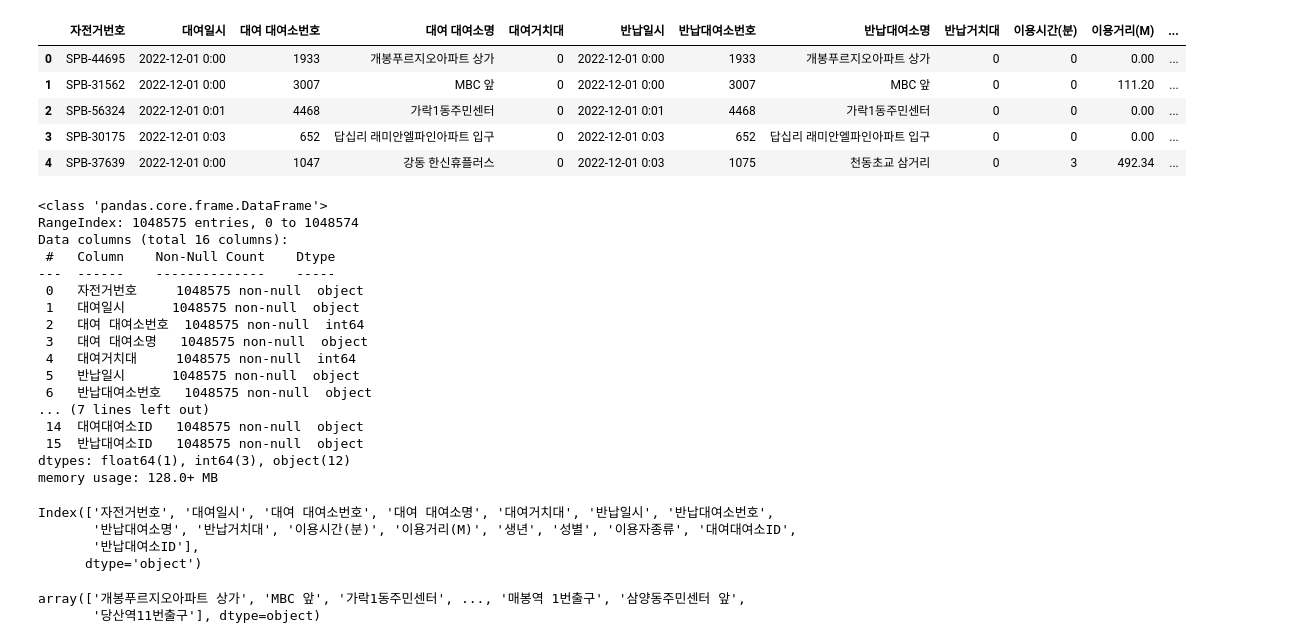
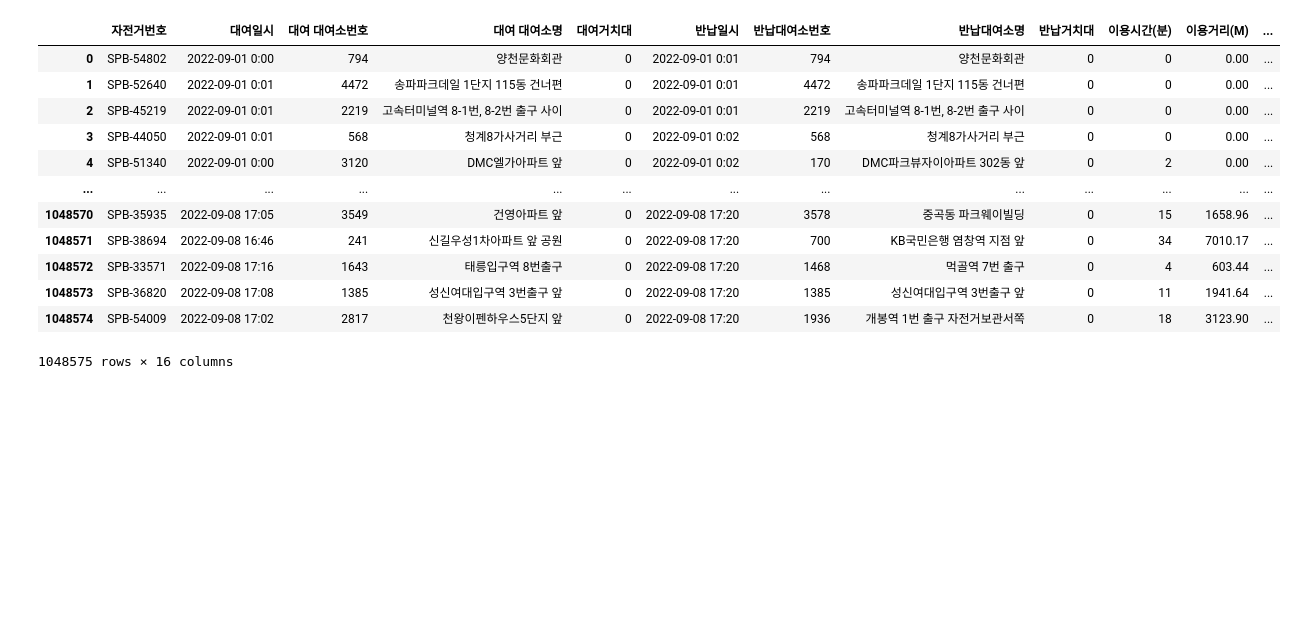
Before and after one commit to hhhhhhhhhjini/teamProject, a Jupyter notebook: 따릉이 사용량이 많은 행정구분석.ipynb, the cells around one changed output. Drawn from its saved outputs; the diff is of its cells as text; code cells hidden in the pictures; blank space fills up the shorter version.

```diff
--- a/따릉이 사용량이 많은 행정구분석.ipynb
+++ b/따릉이 사용량이 많은 행정구분석.ipynb
@@ -10,43 +69,18 @@ pd.set_option('display.max_rows', 50)
 # %%
-df = pd.read_csv(r'../data/seoul_cycle2212.csv',encoding = 'ansi')
-df.head()
+# 22년 9월 데이터
+df_09 = pd.read_csv(r'../data/서울특별시 공공자전거 대여이력 정보_2209.csv',encoding = 'ansi')
+df_09
 # %% [output]
 |  | 자전거번호 | 대여일시 | 대여 대여소번호 | 대여 대여소명 | 대여거치대 | 반납일시 | 반납대여소번호 | 반납대여소명 | 반납거치대 | 이용시간(분) | 이용거리(M) | ... |
-| 0 | SPB-44695 | 2022-12-01 0:00 | 1933 | 개봉푸르지오아파트 상가 | 0 | 2022-12-01 0:00 | 1933 | 개봉푸르지오아파트 상가 | 0 | 0 | 0.00 | ... |
-| 1 | SPB-31562 | 2022-12-01 0:00 | 3007 | MBC 앞 | 0 | 2022-12-01 0:00 | 3007 | MBC 앞 | 0 | 0 | 111.20 | ... |
-| 2 | SPB-56324 | 2022-12-01 0:01 | 4468 | 가락1동주민센터 | 0 | 2022-12-01 0:01 | 4468 | 가락1동주민센터 | 0 | 0 | 0.00 | ... |
-| 3 | SPB-30175 | 2022-12-01 0:03 | 652 | 답십리 래미안엘파인아파트 입구 | 0 | 2022-12-01 0:03 | 652 | 답십리 래미안엘파인아파트 입구 | 0 | 0 | 0.00 | ... |
-| 4 | SPB-37639 | 2022-12-01 0:00 | 1047 | 강동 한신휴플러스 | 0 | 2022-12-01 0:03 | 1075 | 천동초교 삼거리 | 0 | 3 | 492.34 | ... |
+| 0 | SPB-54802 | 2022-09-01 0:00 | 794 | 양천문화회관 | 0 | 2022-09-01 0:01 | 794 | 양천문화회관 | 0 | 0 | 0.00 | ... |
+| 1 | SPB-52640 | 2022-09-01 0:01 | 4472 | 송파파크데일 1단지 115동 건너편 | 0 | 2022-09-01 0:01 | 4472 | 송파파크데일 1단지 115동 건너편 | 0 | 0 | 0.00 | ... |
+| 2 | SPB-45219 | 2022-09-01 0:01 | 2219 | 고속터미널역 8-1번, 8-2번 출구 사이 | 0 | 2022-09-01 0:01 | 2219 | 고속터미널역 8-1번, 8-2번 출구 사이 | 0 | 0 | 0.00 | ... |
+| 3 | SPB-44050 | 2022-09-01 0:01 | 568 | 청계8가사거리 부근 | 0 | 2022-09-01 0:02 | 568 | 청계8가사거리 부근 | 0 | 0 | 0.00 | ... |
+| 4 | SPB-51340 | 2022-09-01 0:00 | 3120 | DMC엘가아파트 앞 | 0 | 2022-09-01 0:02 | 170 | DMC파크뷰자이아파트 302동 앞 | 0 | 2 | 0.00 | ... |
+| ... | ... | ... | ... | ... | ... | ... | ... | ... | ... | ... | ... | ... |
+| 1048570 | SPB-35935 | 2022-09-08 17:05 | 3549 | 건영아파트 앞 | 0 | 2022-09-08 17:20 | 3578 | 중곡동 파크웨이빌딩 | 0 | 15 | 1658.96 | ... |
+| 1048571 | SPB-38694 | 2022-09-08 16:46 | 241 | 신길우성1차아파트 앞 공원 | 0 | 2022-09-08 17:20 | 700 | KB국민은행 염창역 지점 앞 | 0 | 34 | 7010.17 | ... |
+| 1048572 | SPB-33571 | 2022-09-08 17:16 | 1643 | 태릉입구역 8번출구 | 0 | 2022-09-08 17:20 | 1468 | 먹골역 7번 출구 | 0 | 4 | 603.44 | ... |
+| 1048573 | SPB-36820 | 2022-09-08 17:08 | 1385 | 성신여대입구역 3번출구 앞 | 0 | 2022-09-08 17:20 | 1385 | 성신여대입구역 3번출구 앞 | 0 | 11 | 1941.64 | ... |
+| 1048574 | SPB-54009 | 2022-09-08 17:02 | 2817 | 천왕이펜하우스5단지 앞 | 0 | 2022-09-08 17:20 | 1936 | 개봉역 1번 출구 자전거보관서쪽 | 0 | 18 | 3123.90 | ... |
+1048575 rows × 16 columns
-# %%
-df.info()
-# %% [output]
-<class 'pandas.core.frame.DataFrame'>
-RangeIndex: 1048575 entries, 0 to 1048574
-Data columns (total 16 columns):
- #   Column    Non-Null Count    Dtype
----  ------    --------------    -----
- 0   자전거번호     1048575 non-null  object
- 1   대여일시      1048575 non-null  object
- 2   대여 대여소번호  1048575 non-null  int64
- 3   대여 대여소명   1048575 non-null  object
- 4   대여거치대     1048575 non-null  int64
- 5   반납일시      1048575 non-null  object
- 6   반납대여소번호   1048575 non-null  object
-... (7 lines left out)
- 14  대여대여소ID   1048575 non-null  object
- 15  반납대여소ID   1048575 non-null  object
-dtypes: float64(1), int64(3), object(12)
-memory usage: 128.0+ MB
-# %%
-df.columns
-# %% [output]
-Index(['자전거번호', '대여일시', '대여 대여소번호', '대여 대여소명', '대여거치대', '반납일시', '반납대여소번호',
-       '반납대여소명', '반납거치대', '이용시간(분)', '이용거리(M)', '생년', '성별', '이용자종류', '대여대여소ID',
-       '반납대여소ID'],
-      dtype='object')
-# %%
-df1=df['대여 대여소명'].unique()
-df1
-# %% [output]
-array(['개봉푸르지오아파트 상가', 'MBC 앞', '가락1동주민센터', ..., '매봉역 1번출구', '삼양동주민센터 앞',
-       '당산역11번출구'], dtype=object)
```
Also changed, not shown: parts of 30 cells of this notebook.
